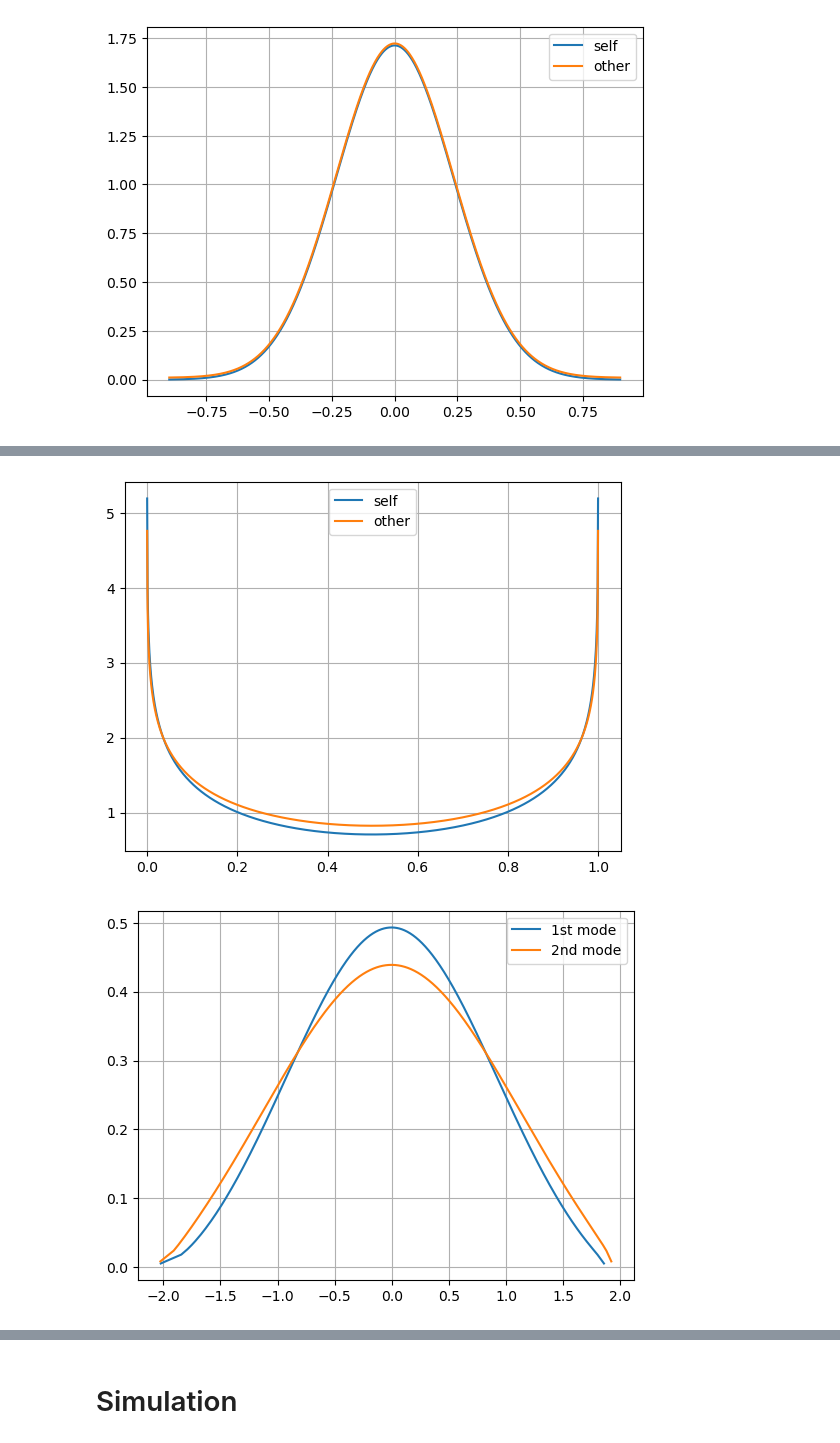
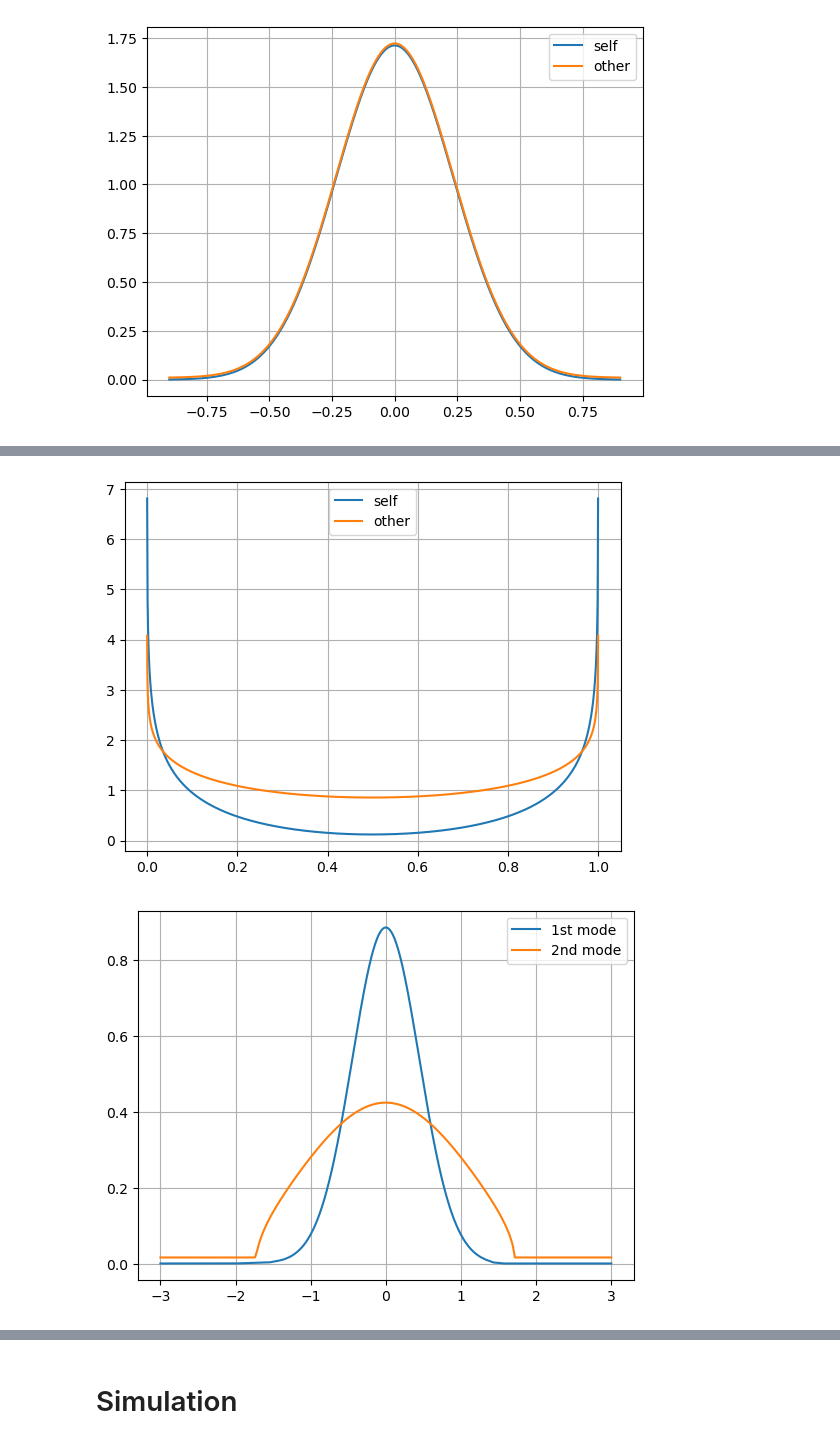
Before and after one commit to mirkimirk/thesis_frechet_fda, a Jupyter notebook: src/frechet_fda/reproduction_petersen2016.ipynb, the cells around one changed output, grey strips where cells are left out. Cells and saved outputs as stored; diff of their text form; code cells hidden in the pictures.

```diff
--- a/src/frechet_fda/reproduction_petersen2016.ipynb
+++ b/src/frechet_fda/reproduction_petersen2016.ipynb
@@ -123,23 +128,23 @@ truncated_representations[150].warp_range(-trunc, trunc).compare(
 # %%
 # Look at modes of variance of transformed functions
 variation_modes_transforms = [
-    mode_of_variation(mean_log_qdfs, eigval, eigfunc, alpha=5e-3)
+    mode_of_variation(mean_log_qdfs, eigval, eigfunc, alpha=1)
     for eigval, eigfunc
     in zip(eigenvalues_log_qdfs, eigenfunctions_log_qdfs, strict=True)
 ]
 variation_modes_transforms[0].compare(variation_modes_transforms[1])
 # %% [output]
-[figure, old version]
+[figure, new version]
 # %%
 # Translate modes of variation to density space, compare first two modes
 variation_modes = inverse_log_qd_transform(variation_modes_transforms)
-variation_modes[0].compare(
-    variation_modes[1],
+variation_modes[0].warp_range(-trunc, trunc).compare(
+    variation_modes[1].warp_range(-trunc, trunc),
     label_self="1st mode",
     label_other="2nd mode",
 )
 # %% [output]
-[figure, old version]
+[figure, new version]
 # %%
 # Compute Fréchet mean
 f_mean = frechet_mean(new_pdfs)
```
Also changed, not shown: parts of 13 cells of this notebook, 10 other files.
